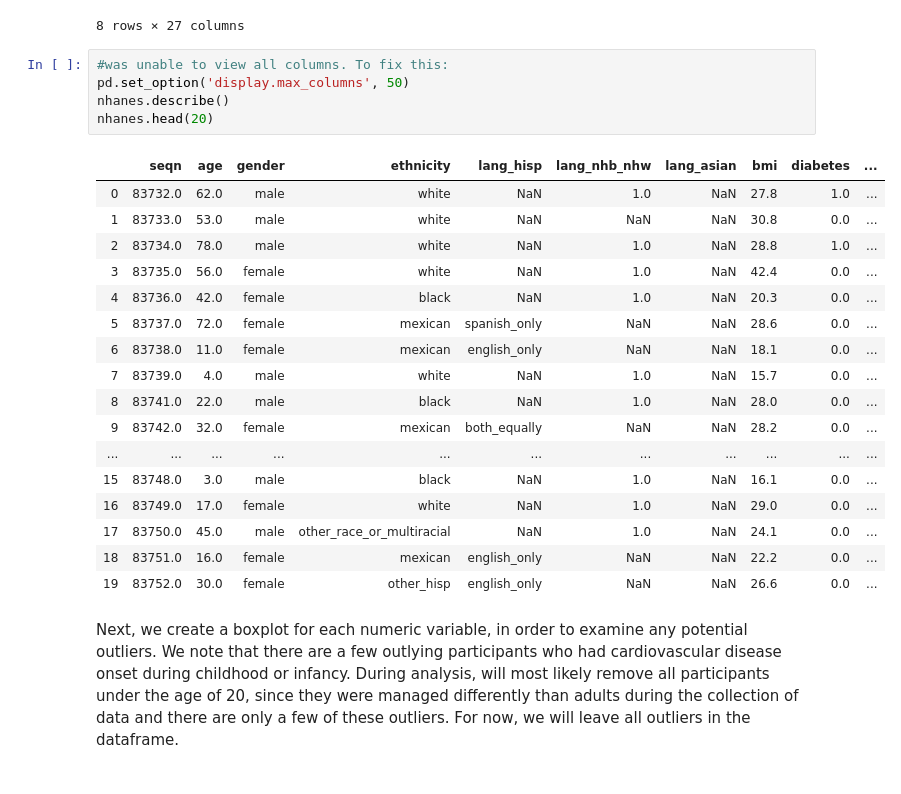
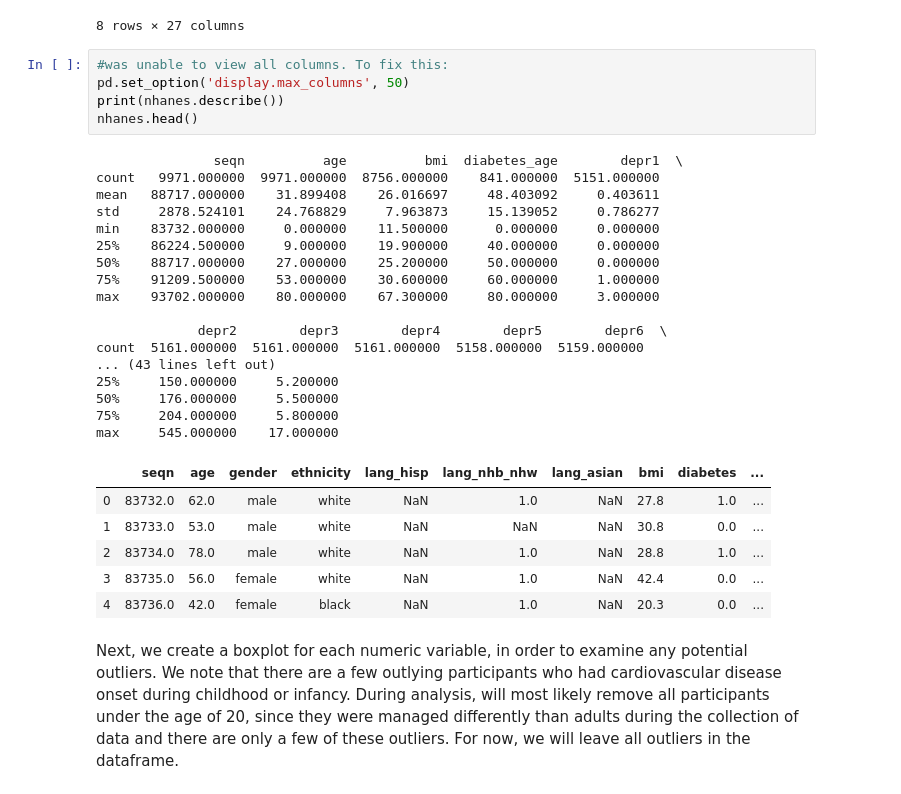
Before and after one commit to carashri/Capstone-1, a Jupyter notebook: Capstone I - NHANES Data Wrangling.ipynb, the cells around one changed output. Saved outputs shown, nothing was run; the diff lists cells and outputs as text.

```diff
--- a/Capstone I - NHANES Data Wrangling.ipynb
+++ b/Capstone I - NHANES Data Wrangling.ipynb
@@ -369,26 +369,32 @@ nhanes.describe()
 # %%
 #was unable to view all columns. To fix this:
 pd.set_option('display.max_columns', 50)
-nhanes.describe()
-nhanes.head(20)
+print(nhanes.describe())
+nhanes.head()
 # %% [output]
+               seqn          age          bmi  diabetes_age        depr1  \
+count   9971.000000  9971.000000  8756.000000    841.000000  5151.000000
+mean   88717.000000    31.899408    26.016697     48.403092     0.403611
+std     2878.524101    24.768829     7.963873     15.139052     0.786277
+min    83732.000000     0.000000    11.500000      0.000000     0.000000
+25%    86224.500000     9.000000    19.900000     40.000000     0.000000
+50%    88717.000000    27.000000    25.200000     50.000000     0.000000
+75%    91209.500000    53.000000    30.600000     60.000000     1.000000
+max    93702.000000    80.000000    67.300000     80.000000     3.000000
+
+             depr2        depr3        depr4        depr5        depr6  \
+count  5161.000000  5161.000000  5161.000000  5158.000000  5159.000000
+... (43 lines left out)
+25%     150.000000     5.200000
+50%     176.000000     5.500000
+75%     204.000000     5.800000
+max     545.000000    17.000000
 |  | seqn | age | gender | ethnicity | lang_hisp | lang_nhb_nhw | lang_asian | bmi | diabetes | ... |
 | 0 | 83732.0 | 62.0 | male | white | NaN | 1.0 | NaN | 27.8 | 1.0 | ... |
 | 1 | 83733.0 | 53.0 | male | white | NaN | NaN | NaN | 30.8 | 0.0 | ... |
 | 2 | 83734.0 | 78.0 | male | white | NaN | 1.0 | NaN | 28.8 | 1.0 | ... |
 | 3 | 83735.0 | 56.0 | female | white | NaN | 1.0 | NaN | 42.4 | 0.0 | ... |
 | 4 | 83736.0 | 42.0 | female | black | NaN | 1.0 | NaN | 20.3 | 0.0 | ... |
-| 5 | 83737.0 | 72.0 | female | mexican | spanish_only | NaN | NaN | 28.6 | 0.0 | ... |
-| 6 | 83738.0 | 11.0 | female | mexican | english_only | NaN | NaN | 18.1 | 0.0 | ... |
-| 7 | 83739.0 | 4.0 | male | white | NaN | 1.0 | NaN | 15.7 | 0.0 | ... |
-| 8 | 83741.0 | 22.0 | male | black | NaN | 1.0 | NaN | 28.0 | 0.0 | ... |
-| 9 | 83742.0 | 32.0 | female | mexican | both_equally | NaN | NaN | 28.2 | 0.0 | ... |
-| ... | ... | ... | ... | ... | ... | ... | ... | ... | ... | ... |
-| 15 | 83748.0 | 3.0 | male | black | NaN | 1.0 | NaN | 16.1 | 0.0 | ... |
-| 16 | 83749.0 | 17.0 | female | white | NaN | 1.0 | NaN | 29.0 | 0.0 | ... |
-| 17 | 83750.0 | 45.0 | male | other_race_or_multiracial | NaN | 1.0 | NaN | 24.1 | 0.0 | ... |
-| 18 | 83751.0 | 16.0 | female | mexican | english_only | NaN | NaN | 22.2 | 0.0 | ... |
-| 19 | 83752.0 | 30.0 | female | other_hisp | english_only | NaN | NaN | 26.6 | 0.0 | ... |
 # %% [markdown]
 Next, we create a boxplot for each numeric variable, in order to examine any potential outliers. We note that there are a few outlying participants who had cardiovascular disease onset during childhood or infancy. During analysis, will most likely remove all participants under the age of 20, since they were managed differently than adults during the collection of data and there are only a few of these outliers. For now, we will leave all outliers in the dataframe.
 # %%
```
